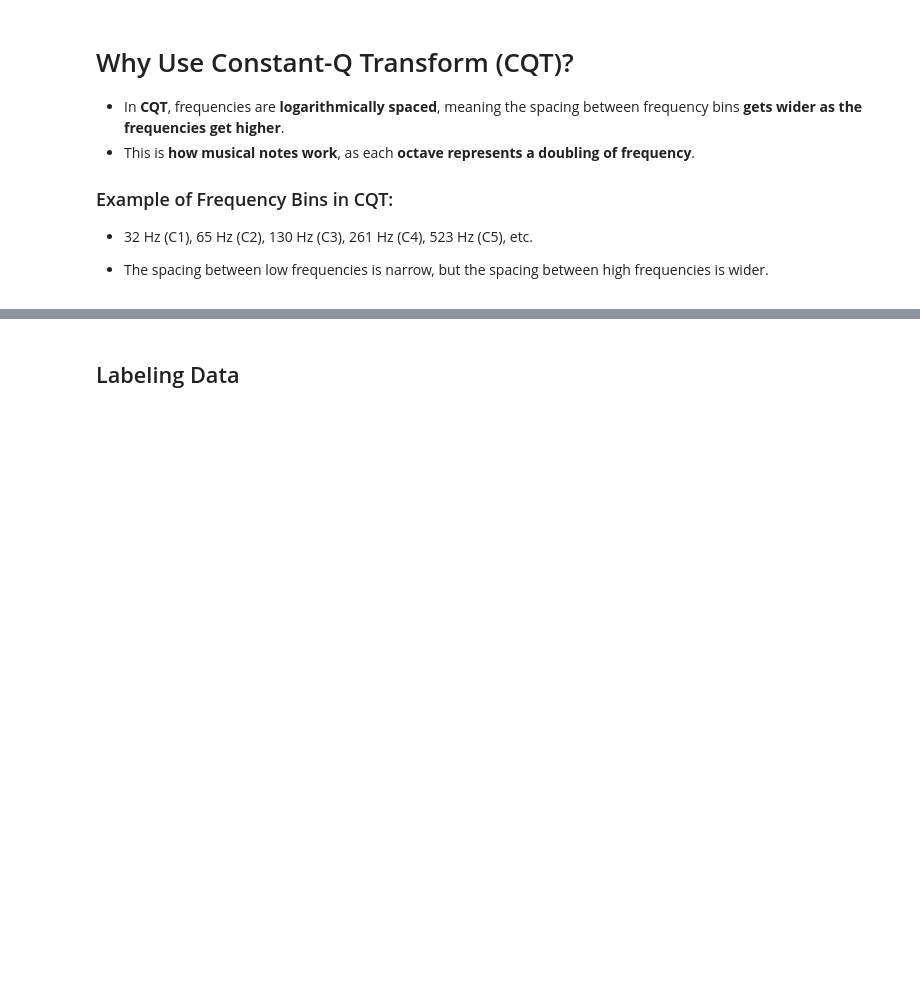
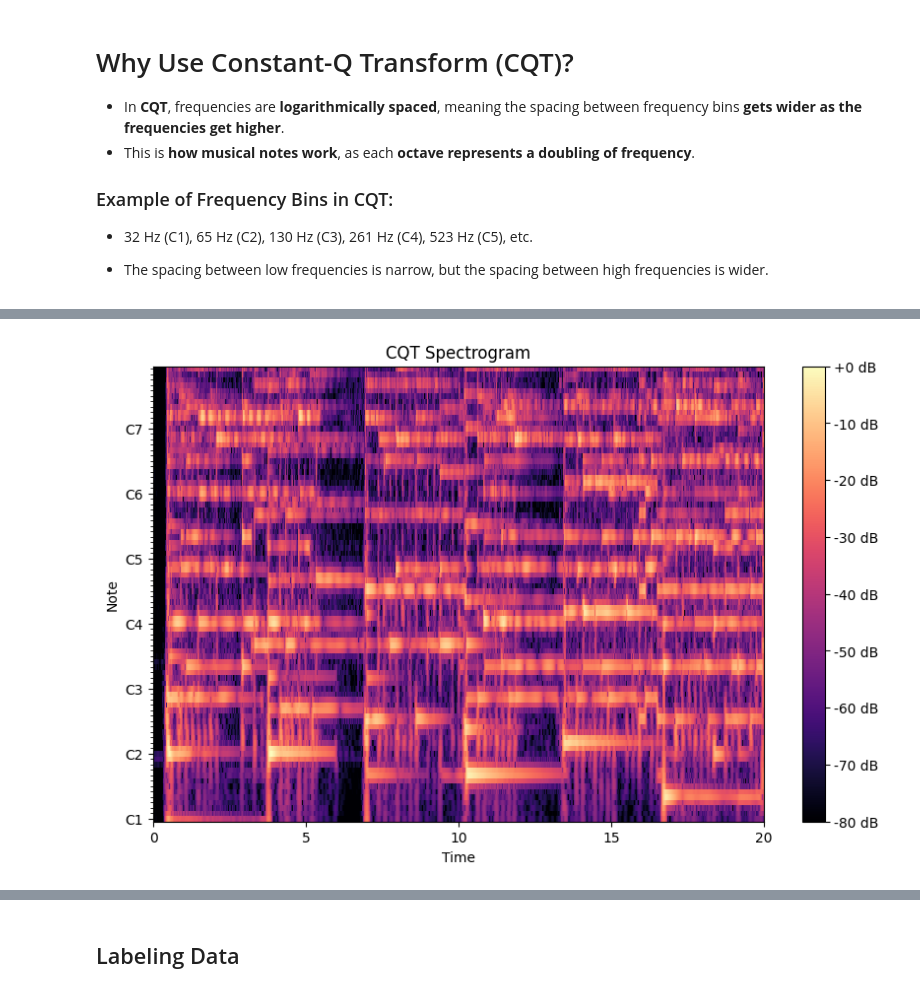
Before and after one commit to Lucas-Dunker/Stem-Separator-AMT, a Jupyter notebook: main.ipynb, the cells around one changed output, grey strips where cells are left out. Drawn from its saved outputs; the diff is of its cells as text; code cells hidden in the pictures; blank space fills up the shorter version.

```diff
--- a/main.ipynb
+++ b/main.ipynb
@@ -121,0 +119,8 @@ plot_cqt(cqt_spectrogram, sr, yxs='cqt_hz')
+# %%
+plt.figure(figsize=(10, 6))
+librosa.display.specshow(cqt_spectrogram, sr=sr, x_axis='time', y_axis='cqt_note', cmap='magma')
+plt.colorbar(format='%+2.0f dB')
+plt.title('CQT Spectrogram')
+plt.show()
+# %% [output]
+[figure, added]
```
Also changed, not shown: parts of 9 cells of this notebook.
